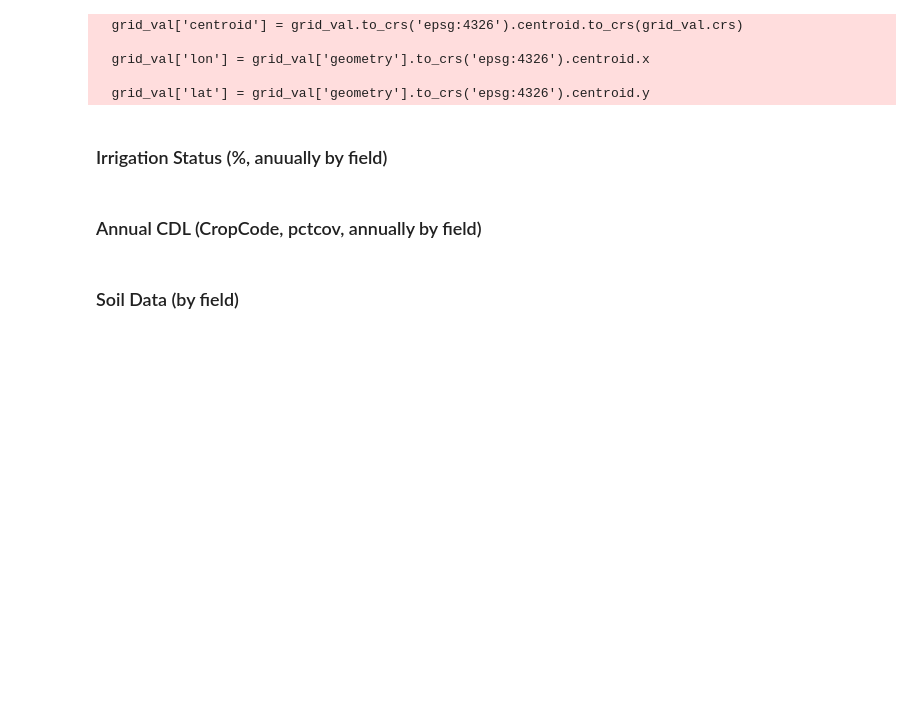
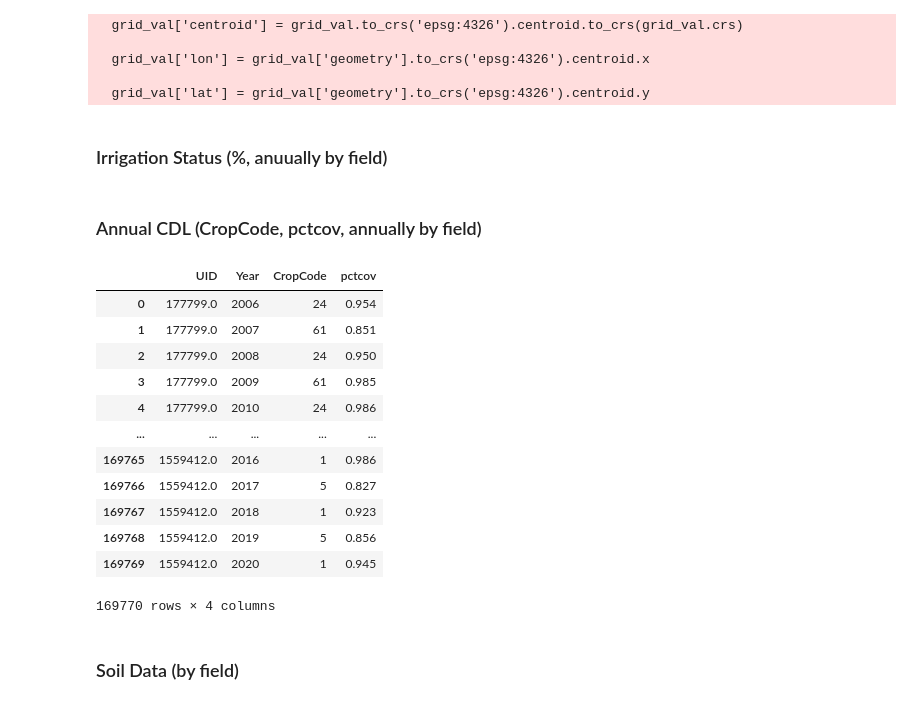
Before and after one commit to HEAL-KGS/eggs, a Jupyter notebook: eggs_data.ipynb, the cells around one changed output. Drawn from its saved outputs; the diff is of its cells as text; code cells hidden in the pictures; blank space fills up the shorter version.

```diff
--- a/eggs_data.ipynb
+++ b/eggs_data.ipynb
@@ -413,8 +413,24 @@ cdl_fp = "C:\\Users\\ashle\\Desktop\\KGS\\data\\Agriculture-Land\\Land Use-Land
 os.chdir(cdl_fp)
 # %%
 cdl = pd.read_csv('FieldsAttributesAroundSD6KS_LandCover_AnnualCDL.csv')
-cdl = cdl[cdl['Year'] > 2015]
+# cdl = cdl[cdl['Year'] > 2015]
 cdl.UID = cdl.UID.astype('float') # set UID values as floats
+# %%
+cdl
+# %% [output]
+|  | UID | Year | CropCode | pctcov |
+| 0 | 177799.0 | 2006 | 24 | 0.954 |
+| 1 | 177799.0 | 2007 | 61 | 0.851 |
+| 2 | 177799.0 | 2008 | 24 | 0.950 |
+| 3 | 177799.0 | 2009 | 61 | 0.985 |
+| 4 | 177799.0 | 2010 | 24 | 0.986 |
+| ... | ... | ... | ... | ... |
+| 169765 | 1559412.0 | 2016 | 1 | 0.986 |
+| 169766 | 1559412.0 | 2017 | 5 | 0.827 |
+| 169767 | 1559412.0 | 2018 | 1 | 0.923 |
+| 169768 | 1559412.0 | 2019 | 5 | 0.856 |
+| 169769 | 1559412.0 | 2020 | 1 | 0.945 |
+169770 rows × 4 columns
 # %% [markdown]
 ### Soil Data (by field)
 # %%
```
Also changed, not shown: 1 other file.
